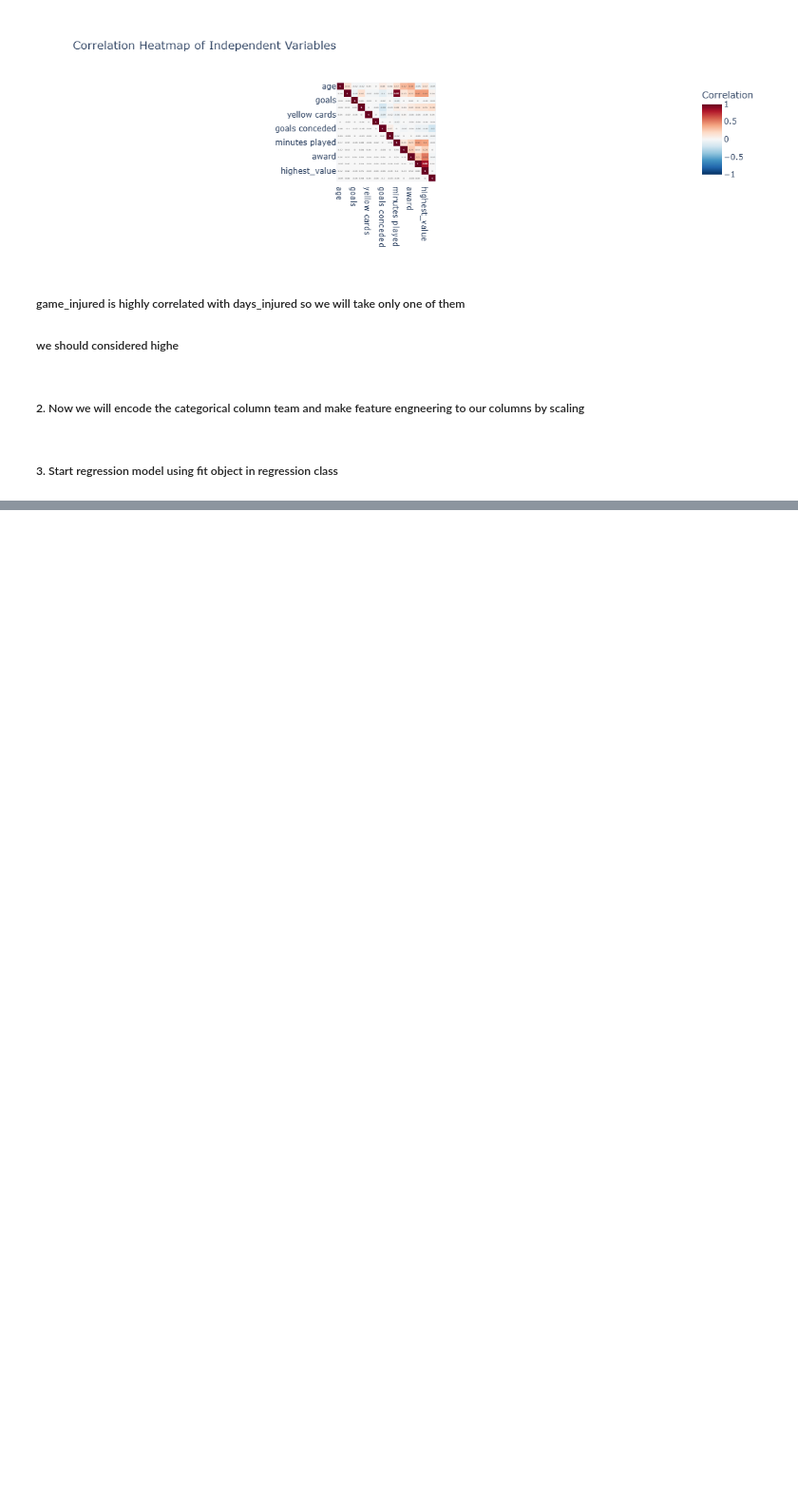
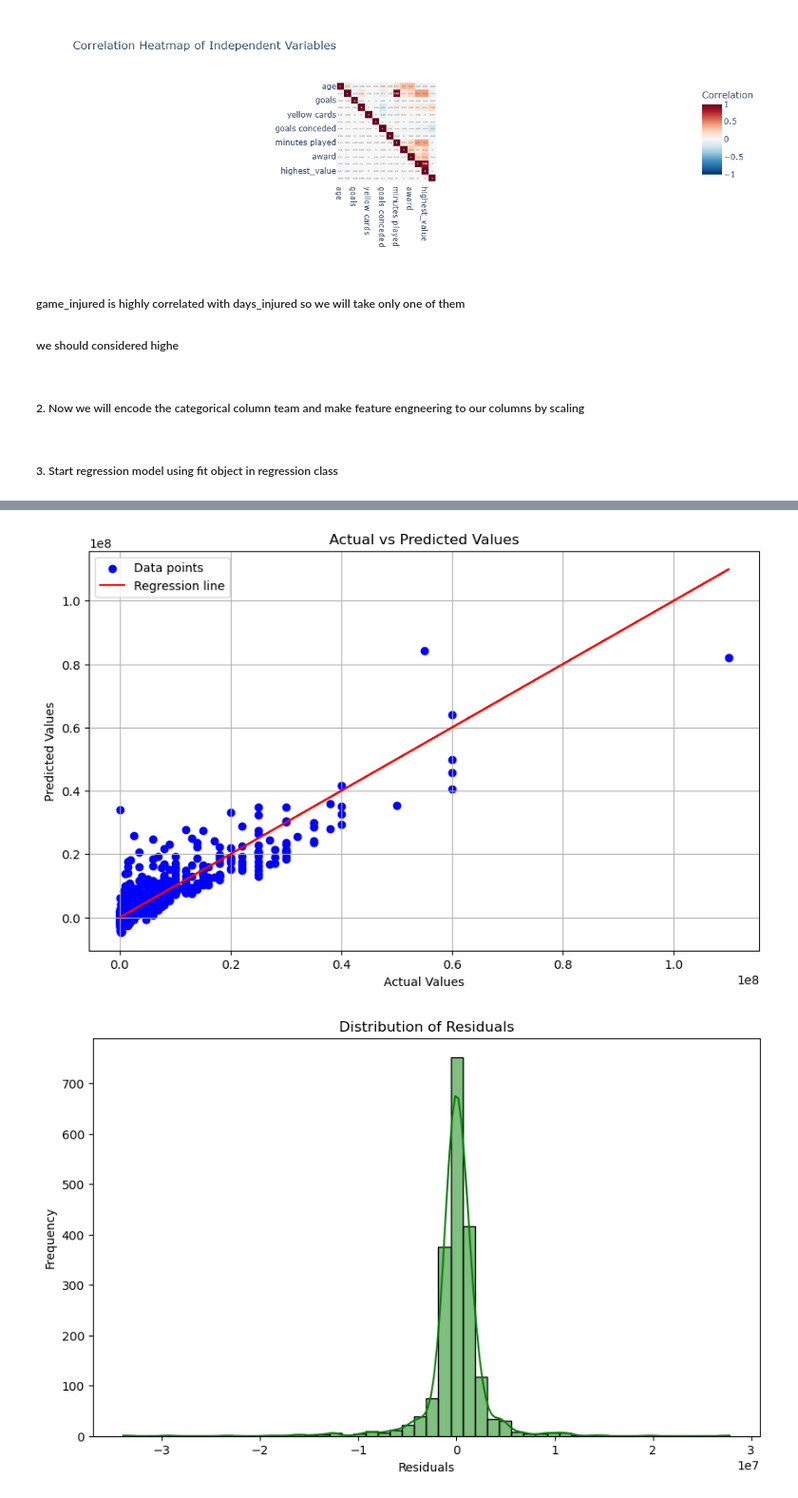
Before and after one commit to Tuwaiq-DS-ML-bootcamp-V-8/Usecase-7, a Jupyter notebook: football_players_EDA.ipynb, the cells around one changed output, grey strips where cells are left out. Shown at 95% size. Cells and saved outputs as stored; diff of their text form; code cells hidden in the pictures; blank space fills up the shorter version.

```diff
--- a/football_players_EDA.ipynb
+++ b/football_players_EDA.ipynb
@@ -446,7 +449,7 @@ dtypes: float64(7), int32(3), int64(9), object(3)
 memory usage: 1.7+ MB
 # %%
 # check correlation betweeen the feature
-
+df=df_filtered
 # Define the independent variables
 independent_vars = [ 'age', 'appearance',
        'goals', 'assists', 'yellow cards',  'red cards',
@@ -575,0 +622,18 @@ R-squared (Cross-Validation): 0.7576575899416936
+# %%
+# Make predictions using the best models and the linear model
+y_pred = model.predict(X_test_scaled)  # Linear regression predictions
+y_pred_ridge = best_model_ridge.predict(X_test_scaled)  # Ridge predictions
+y_pred_lasso = best_model_lasso.predict(X_test_scaled)  # Lasso predictions
+
+# Coefficients of the models
+coeff_df = pd.DataFrame(model.coef_, X.columns, columns=['Coefficient'])  # Linear model coefficients
+coeff_df_ridge = pd.DataFrame(best_model_ridge.coef_, X.columns, columns=['Coefficient'])  # Ridge coefficients
+coeff_df_lasso = pd.DataFrame(best_model_lasso.coef_, X.columns, columns=['Coefficient'])  # Lasso coefficients
+
+print("Linear Regression Coefficients:\n", coeff_df)
+print("Ridge Regression Coefficients:\n", coeff_df_ridge)
+print("Lasso Regression Coefficients:\n", coeff_df_lasso)
+
+print(f"Linear Regression Intercept: {model.intercept_}")
+print(f"Ridge Regression Intercept: {best_model_ridge.intercept_}")
+print(f"Lasso Regression Intercept: {best_model_lasso.intercept_}")
@@ -575,0 +792,31 @@ R-squared (Cross-Validation): 0.7576575899416936
+# %%
+
+# Scatter plot for actual vs predicted values
+plt.figure(figsize=(10,6))
+plt.scatter(y_test, y_pred, color='blue', label='Data points')  # Scatter plot for actual vs predicted values
+
+# Plot the regression line (perfect predictions would be a straight line at y=x)
+# We plot y_test against itself to show what perfect predictions would look like
+plt.plot(y_test, y_test, color='red', label='Regression line')  # Line of best fit or actual vs predicted straight line
+
+# Add labels and title
+plt.title('Actual vs Predicted Values')
+plt.xlabel('Actual Values')
+plt.ylabel('Predicted Values')
+plt.legend()
+plt.grid(True)
+
+# Show the plot
+plt.show()
+
+# Plot residuals to check for normal distribution
+plt.figure(figsize=(10,6))
+sns.histplot((y_test - y_pred), bins=50, kde=True, color='green')  # Histogram of residuals
+plt.title('Distribution of Residuals')
+plt.xlabel('Residuals')
+plt.ylabel('Frequency')
+
+plt.show()
+# %% [output]
+[figure, added]
+[figure, added]
```
Also changed, not shown: parts of 22 cells of this notebook, 2 other files.
